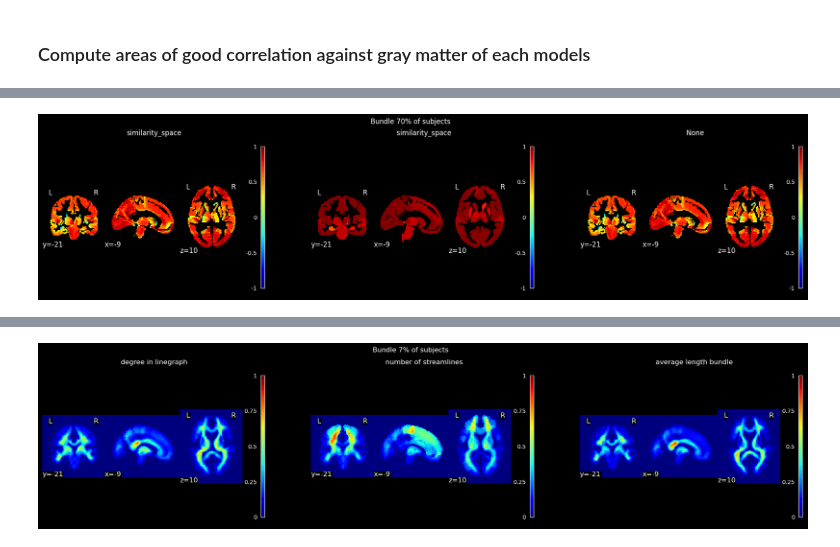
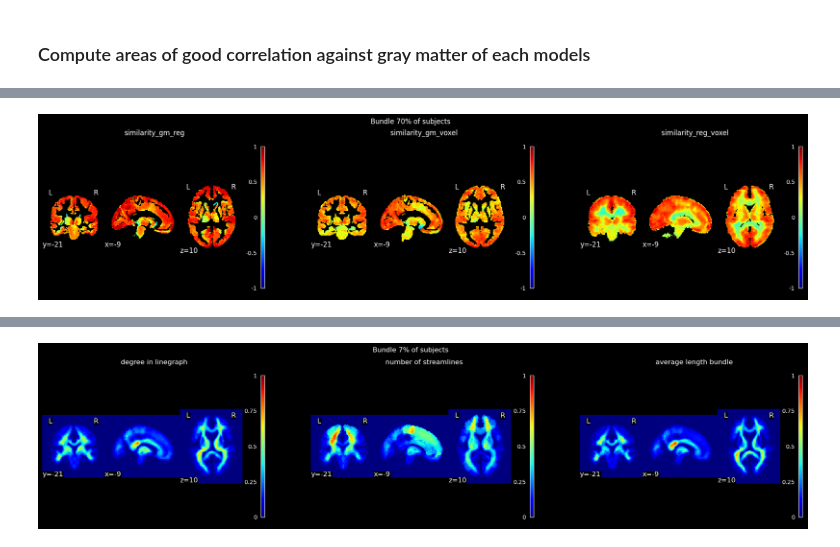
Before and after one commit to miki998/structural_wminpainting, a Jupyter notebook: notebooks/fiber_activity.ipynb, the cells around one changed output, grey strips where cells are left out. Cells and saved outputs as stored; diff of their text form; code cells hidden in the pictures.

```diff
--- a/notebooks/fiber_activity.ipynb
+++ b/notebooks/fiber_activity.ipynb
@@ -365,19 +375,10 @@ for k in tqdm(range(bundle_opt.shape[0]-260)):
 tmparray_lreg = np.array(tmparray_lreg)
 # %%
 tmparray_gm = []
-for tidx in tqdm(range(bundle_opt.shape[0]-260)):
+for tidx in tqdm(range(bundle_opt.shape[0])):
     frame0 = zscore(region_ftimecourse[:,tidx])/3
     gm_activity_voxels = np.sum([frame0[k] * regions_in_voxels[:,:,:,k]
                                  for k in range(nb_regions)],axis=0)
     gm_activity_voxels[gm_activity_voxels==0] = -100
     tmparray_gm.append(gm_activity_voxels)
 tmparray_gm = np.array(tmparray_gm)
-# %%
-tmparray_gm_regress = []
-for tidx in tqdm(range(bundle_opt.shape[0]-260)):
-    regressed_maps = zscore((bundle_opt @ X)[tidx])/3
-    gm_activity_voxels_regressed = np.sum([regressed_maps[k] * regions_in_voxels[:,:,:,k]
-                                           for k in range(nb_regions)], axis=0)
-    gm_activity_voxels_regressed[gm_activity_voxels_regressed==0] = -100
-    tmparray_gm_regress.append(gm_activity_voxels_regressed)
-tmparray_gm_regress = np.array(tmparray_gm_regress)
@@ -401,0 +385,10 @@ similarity_space2[similarity_space2==0] = -100
+# %%
+tmparray_voxel = []
+tmpdata = voxel_fmri.get_fdata()
+for tidx in range(bundle_opt.shape[0]):
+    tmparray_voxel.append(tmpdata[:,:,:,tidx])
+tmparray_voxel = np.array(tmparray_voxel)
+# %%
+similarity_gm_reg = volume_similarity(tmparray_gm, tmparray_lreg)
+similarity_gm_voxel = volume_similarity(tmparray_voxel, tmparray_gm)
+similarity_reg_voxel = volume_similarity(tmparray_voxel, tmparray_lreg)
@@ -402,9 +403,9 @@ similarity_space2[similarity_space2==0] = -100
 # %%
-inpaint_mods = [similarity_space, similarity_space2, similarity_space]
-all_inpaints_names = f'similarity_space, similarity_space,   None'.split(',')
+inpaint_mods = [similarity_gm_reg, similarity_gm_voxel, similarity_reg_voxel]
+all_inpaints_names = f'similarity_gm_reg, similarity_gm_voxel,   similarity_reg_voxel'.split(',')
 
 affines = [rest_affine] * 3
 coords_of_interest = [(-9,-21,10)] * 3
 plot_utils.plot_compare_inpainting(inpaint_mods, coords_of_interest, affines, all_inpaints_names, vmin=-1, vmax=1)
 # %% [output]
-[figure, old version]
+[figure, new version]
```
Also changed, not shown: parts of 21 cells of this notebook, 3 other files.
